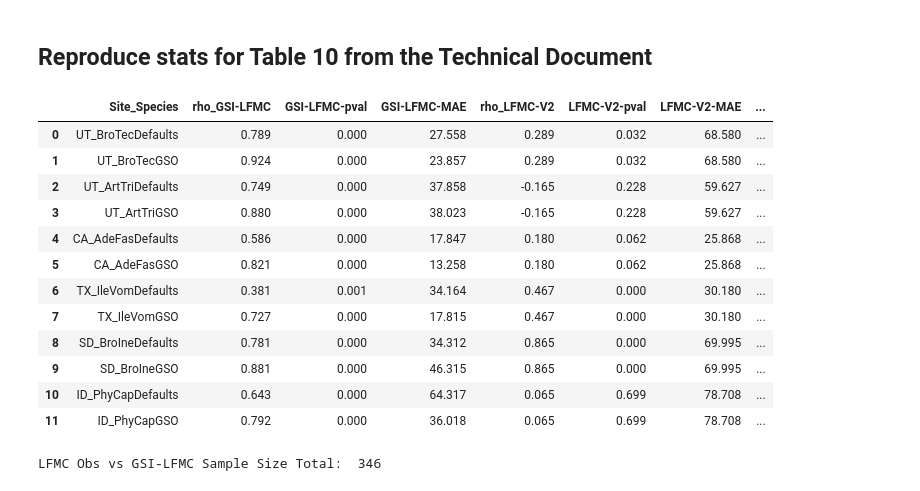
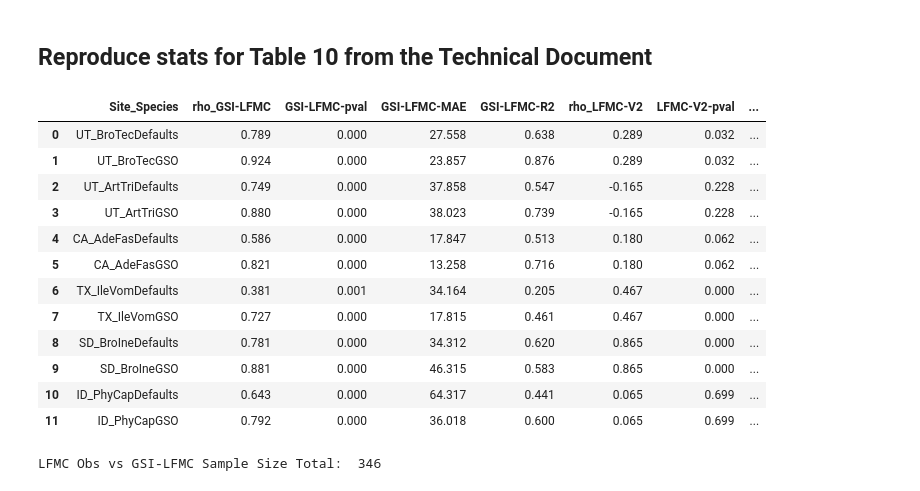
Before and after one commit to firelab/NFDRS4-TechDoc, a Jupyter notebook: NFDRSV4-TechDoc-LiveFuelMoistureEvaluation-Calibration.ipynb, the cells around one changed output. Cells and saved outputs as stored; diff of their text form; code cells hidden in the pictures.

Commit message:
Update NFDRSV4-TechDoc-LiveFuelMoistureEvaluation-Calibration.ipynb
Updated code for LFMC calcultions

```diff
--- a/NFDRSV4-TechDoc-LiveFuelMoistureEvaluation-Calibration.ipynb
+++ b/NFDRSV4-TechDoc-LiveFuelMoistureEvaluation-Calibration.ipynb
@@ -269,18 +269,24 @@ def MakeGSILFMCompareTable4Param(Temp,LFMObs,BestParams,label="",UseLFMMinMax =
     MetLFMMerge = MetLFMMerge[(MetLFMMerge['DateTime'] > PLowLim) & (MetLFMMerge['DateTime'] <= PUpperLim)]
 
     # Compare the GSI-LFMC (NFDRS-V4) to measured LFMC
-    s2,p2 = spearmanr(MetLFMMerge['Percent'],MetLFMMerge['LFMC']*100,nan_policy="omit")
+    s2,p2 = spearmanr(MetLFMMerge['Percent'],MetLFMMerge['LFMC'],nan_policy="omit")
     mae2 = mean_absolute_error(MetLFMMerge['Percent'], MetLFMMerge['LFMC'])
-
+    slope, intercept, r_value, p_value_def, std_err = linregress(MetLFMMerge['Percent'],MetLFMMerge['LFMC'])
+    r2 = r_value**2
+    print(r2)
     # Compare the old LFMC (NFDRS V2) to measure LFMC
     if Herb:
         s3,p3 = spearmanr(MetLFMMerge['Percent'],MetLFMMerge['FMH'])
+        slope, intercept, r_value, p_value_def, std_err = linregress(MetLFMMerge['Percent'],MetLFMMerge['FMH'])
+        r3 = r_value**2
         mae3 = mean_absolute_error(MetLFMMerge['Percent'], MetLFMMerge['FMH'])
     else:
         s3,p3 = spearmanr(MetLFMMerge['Percent'],MetLFMMerge['FMW'])
+        slope, intercept, r_value, p_value_def, std_err = linregress(MetLFMMerge['Percent'],MetLFMMerge['FMW'])
+        r3 = r_value**2
         mae3 = mean_absolute_error(MetLFMMerge['Percent'], MetLFMMerge['FMW'])
 
-    return([label,round(s2,3),round(p2,3),round(mae2,3),round(s3,3),round(p3,3),round(mae3,3),len(MetLFMMerge['Percent'])])
+    return([label,round(s2,3),round(p2,3),round(mae2,3),round(r2,3),round(s3,3),round(p3,3),round(mae3,3),round(r3,3),len(MetLFMMerge['Percent'])])
 # %% [markdown]
 ## Function to perform a Grid Search Optimization of the GSI by best fit to field measurements
 # %%
@@ -633,21 +652,21 @@ temp6b =  MakeGSILFMCompareTable4Param(Met101303,ID_PhyCap,ID_PhyCapBestParams,l
 ## Reproduce stats for Table 10 from the Technical Document
 # %%
 data = [temp1a,temp1b,temp2a,temp2b,temp3a,temp3b,temp4a,temp4b,temp5a,temp5b,temp6a,temp6b]
-pd.DataFrame(data, columns=["Site_Species","rho_GSI-LFMC","GSI-LFMC-pval","GSI-LFMC-MAE","rho_LFMC-V2","LFMC-V2-pval","LFMC-V2-MAE","N"])
+pd.DataFrame(data, columns=["Site_Species","rho_GSI-LFMC","GSI-LFMC-pval","GSI-LFMC-MAE","GSI-LFMC-R2","rho_LFMC-V2","LFMC-V2-pval","LFMC-V2-MAE","LFMC-V2-R2","N"])
 # %% [output]
-|  | Site_Species | rho_GSI-LFMC | GSI-LFMC-pval | GSI-LFMC-MAE | rho_LFMC-V2 | LFMC-V2-pval | LFMC-V2-MAE | ... |
-| 0 | UT_BroTecDefaults | 0.789 | 0.000 | 27.558 | 0.289 | 0.032 | 68.580 | ... |
-| 1 | UT_BroTecGSO | 0.924 | 0.000 | 23.857 | 0.289 | 0.032 | 68.580 | ... |
-| 2 | UT_ArtTriDefaults | 0.749 | 0.000 | 37.858 | -0.165 | 0.228 | 59.627 | ... |
-| 3 | UT_ArtTriGSO | 0.880 | 0.000 | 38.023 | -0.165 | 0.228 | 59.627 | ... |
-| 4 | CA_AdeFasDefaults | 0.586 | 0.000 | 17.847 | 0.180 | 0.062 | 25.868 | ... |
-| 5 | CA_AdeFasGSO | 0.821 | 0.000 | 13.258 | 0.180 | 0.062 | 25.868 | ... |
-| 6 | TX_IleVomDefaults | 0.381 | 0.001 | 34.164 | 0.467 | 0.000 | 30.180 | ... |
-| 7 | TX_IleVomGSO | 0.727 | 0.000 | 17.815 | 0.467 | 0.000 | 30.180 | ... |
-| 8 | SD_BroIneDefaults | 0.781 | 0.000 | 34.312 | 0.865 | 0.000 | 69.995 | ... |
-| 9 | SD_BroIneGSO | 0.881 | 0.000 | 46.315 | 0.865 | 0.000 | 69.995 | ... |
-| 10 | ID_PhyCapDefaults | 0.643 | 0.000 | 64.317 | 0.065 | 0.699 | 78.708 | ... |
-| 11 | ID_PhyCapGSO | 0.792 | 0.000 | 36.018 | 0.065 | 0.699 | 78.708 | ... |
+|  | Site_Species | rho_GSI-LFMC | GSI-LFMC-pval | GSI-LFMC-MAE | GSI-LFMC-R2 | rho_LFMC-V2 | LFMC-V2-pval | ... |
+| 0 | UT_BroTecDefaults | 0.789 | 0.000 | 27.558 | 0.638 | 0.289 | 0.032 | ... |
+| 1 | UT_BroTecGSO | 0.924 | 0.000 | 23.857 | 0.876 | 0.289 | 0.032 | ... |
+| 2 | UT_ArtTriDefaults | 0.749 | 0.000 | 37.858 | 0.547 | -0.165 | 0.228 | ... |
+| 3 | UT_ArtTriGSO | 0.880 | 0.000 | 38.023 | 0.739 | -0.165 | 0.228 | ... |
+| 4 | CA_AdeFasDefaults | 0.586 | 0.000 | 17.847 | 0.513 | 0.180 | 0.062 | ... |
+| 5 | CA_AdeFasGSO | 0.821 | 0.000 | 13.258 | 0.716 | 0.180 | 0.062 | ... |
+| 6 | TX_IleVomDefaults | 0.381 | 0.001 | 34.164 | 0.205 | 0.467 | 0.000 | ... |
+| 7 | TX_IleVomGSO | 0.727 | 0.000 | 17.815 | 0.461 | 0.467 | 0.000 | ... |
+| 8 | SD_BroIneDefaults | 0.781 | 0.000 | 34.312 | 0.620 | 0.865 | 0.000 | ... |
+| 9 | SD_BroIneGSO | 0.881 | 0.000 | 46.315 | 0.583 | 0.865 | 0.000 | ... |
+| 10 | ID_PhyCapDefaults | 0.643 | 0.000 | 64.317 | 0.441 | 0.065 | 0.699 | ... |
+| 11 | ID_PhyCapGSO | 0.792 | 0.000 | 36.018 | 0.600 | 0.065 | 0.699 | ... |
 # %%
 MM_UT_BroTecOpt = GetMetMerge(Met421501, UT_BroTec,UT_BroTecBestParams,UseLFMMinMax=True,Lat=Lat421501,Herb=True)
 MM_UT_ArtTriOpt = GetMetMerge(Met421501, UT_ArtTri,UT_ArtTriBestParams,UseLFMMinMax=True,Lat=Lat421501)
```
Also changed, not shown: parts of 15 cells of this notebook.
